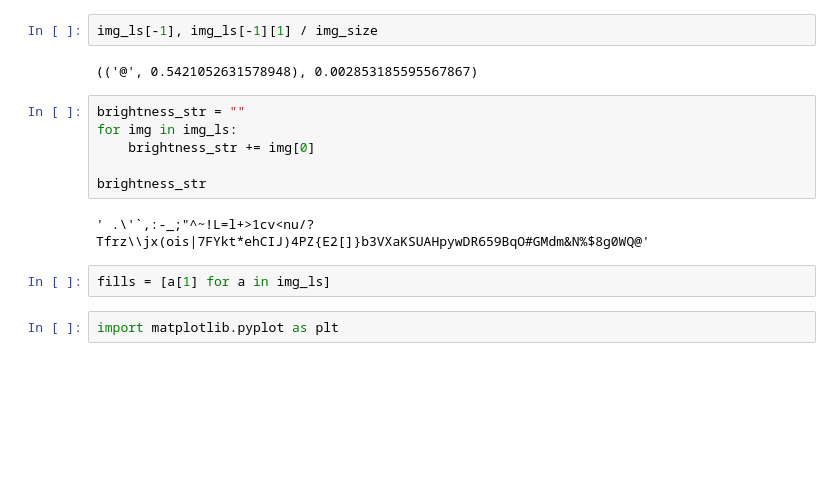
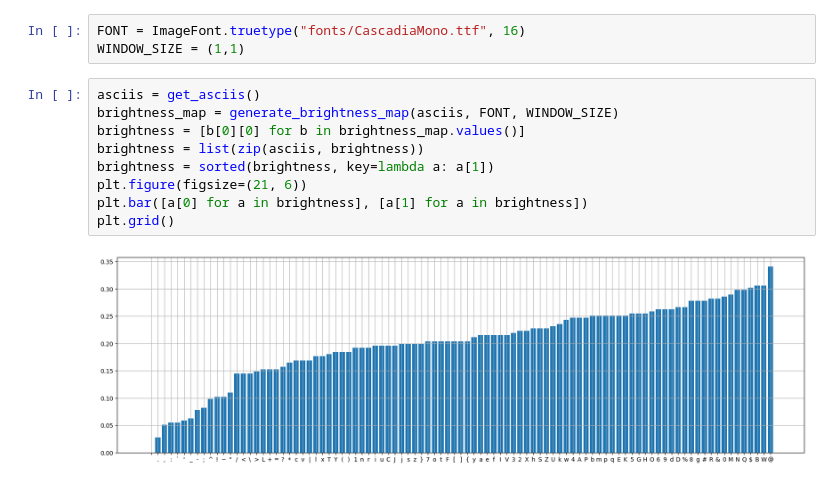
Before and after one commit to wojciechsadlik/python-char-art, a Jupyter notebook: ascii_brightness_test.ipynb, the cells around one changed output. Drawn from its saved outputs; the diff is of its cells as text; blank space fills up the shorter version.

```diff
--- a/ascii_brightness_test.ipynb
+++ b/ascii_brightness_test.ipynb
@@ -79,16 +7,14 @@ mean([a[1] for a in img_ls])
-# %%
-img_ls[-1], img_ls[-1][1] / img_size
-# %% [output]
-(('@', 0.5421052631578948), 0.002853185595567867)
-# %%
-brightness_str = ""
-for img in img_ls:
-    brightness_str += img[0]
-
-brightness_str
-# %% [output]
-' .\'`,:-_;"^~!L=l+>1cv<nu/?Tfrz\\jx(ois|7FYkt*ehCIJ)4PZ{E2[]}b3VXaKSUAHpywDR659BqO#GMdm&N%$8g0WQ@'
-# %%
-fills = [a[1] for a in img_ls]
-# %%
-import matplotlib.pyplot as plt
+# %%
+FONT = ImageFont.truetype("fonts/CascadiaMono.ttf", 16)
+WINDOW_SIZE = (1,1)
+# %%
+asciis = get_asciis()
+brightness_map = generate_brightness_map(asciis, FONT, WINDOW_SIZE)
+brightness = [b[0][0] for b in brightness_map.values()]
+brightness = list(zip(asciis, brightness))
+brightness = sorted(brightness, key=lambda a: a[1])
+plt.figure(figsize=(21, 6))
+plt.bar([a[0] for a in brightness], [a[1] for a in brightness])
+plt.grid()
+# %% [output]
+[figure, added]
```
Also changed, not shown: parts of 16 cells of this notebook, 10 other files.
